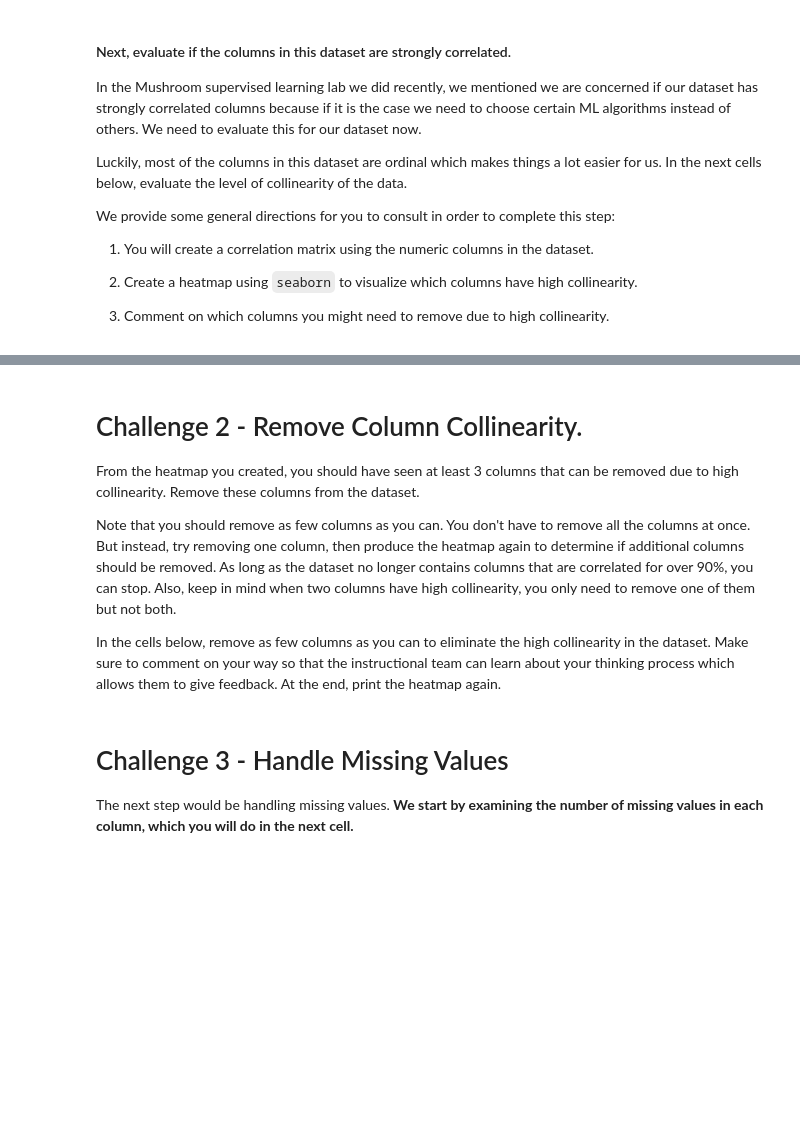
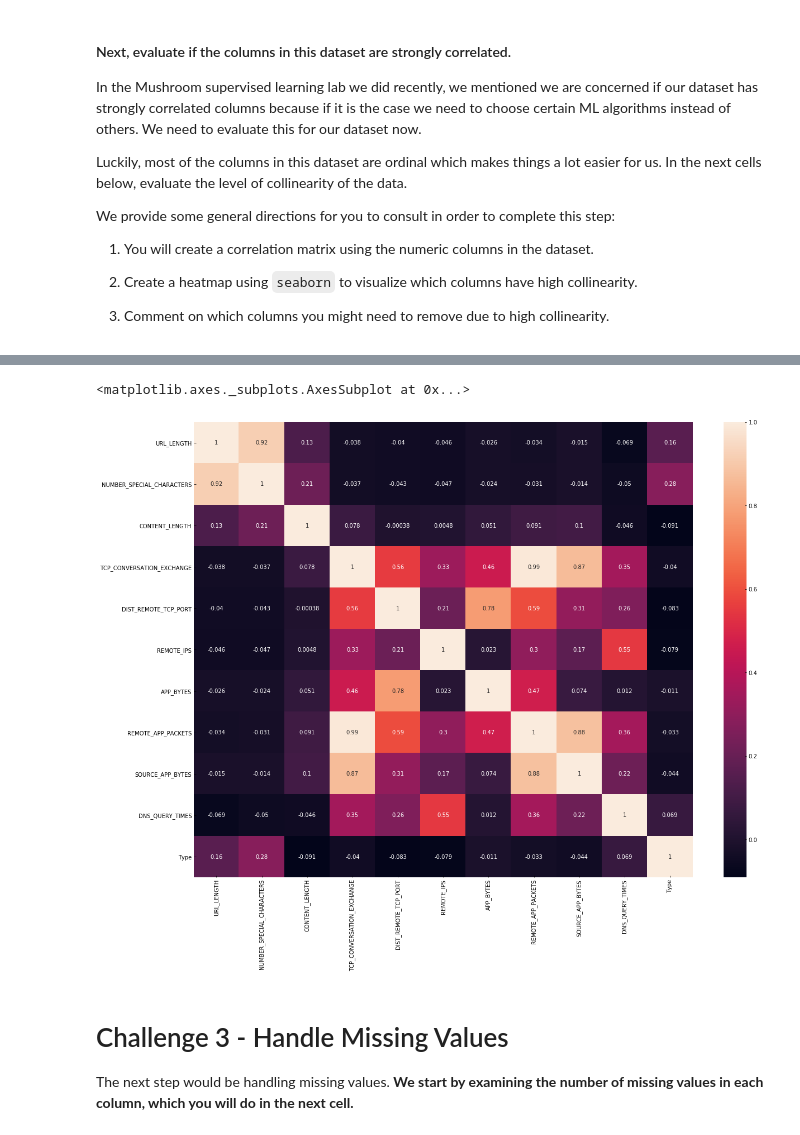
Before and after one commit to olavocarvalho/ironhack-codelabs, a Jupyter notebook: labs/module-3/lab-supervised-learning/your-code/main.ipynb, the cells around one changed output, grey strips where cells are left out. Drawn from its saved outputs; the diff is of its cells as text; code cells hidden in the pictures; blank space fills up the shorter version.

```diff
--- a/labs/module-3/lab-supervised-learning/your-code/main.ipynb
+++ b/labs/module-3/lab-supervised-learning/your-code/main.ipynb
@@ -124,0 +149,13 @@ We provide some general directions for you to consult in order to complete this
+# %%
+# Your code here
+websites.drop(['SOURCE_APP_PACKETS', 'REMOTE_APP_BYTES',  'APP_PACKETS'], axis=1, inplace=True)
+# %%
+corr = websites.corr()
+plt.figure(figsize=(20,15))
+sns.heatmap(corr,
+            xticklabels=corr.columns.values,
+            yticklabels=corr.columns.values,
+            annot=True)
+# %% [output]
+<matplotlib.axes._subplots.AxesSubplot at 0x...>
+[figure, added]
@@ -125,10 +164,2 @@ We provide some general directions for you to consult in order to complete this
 # %%
 # Your comment here
-# %% [markdown]
-# Challenge 2 - Remove Column Collinearity.
-
-From the heatmap you created, you should have seen at least 3 columns that can be removed due to high collinearity. Remove these columns from the dataset.
-
-Note that you should remove as few columns as you can. You don't have to remove all the columns at once. But instead, try removing one column, then produce the heatmap again to determine if additional columns should be removed. As long as the dataset no longer contains columns that are correlated for over 90%, you can stop. Also, keep in mind when two columns have high collinearity, you only need to remove one of them but not both.
-
-In the cells below, remove as few columns as you can to eliminate the high collinearity in the dataset. Make sure to comment on your way so that the instructional team can learn about your thinking process which allows them to give feedback. At the end, print the heatmap again.
```
Also changed, not shown: parts of 18 cells of this notebook, 16 other files.
